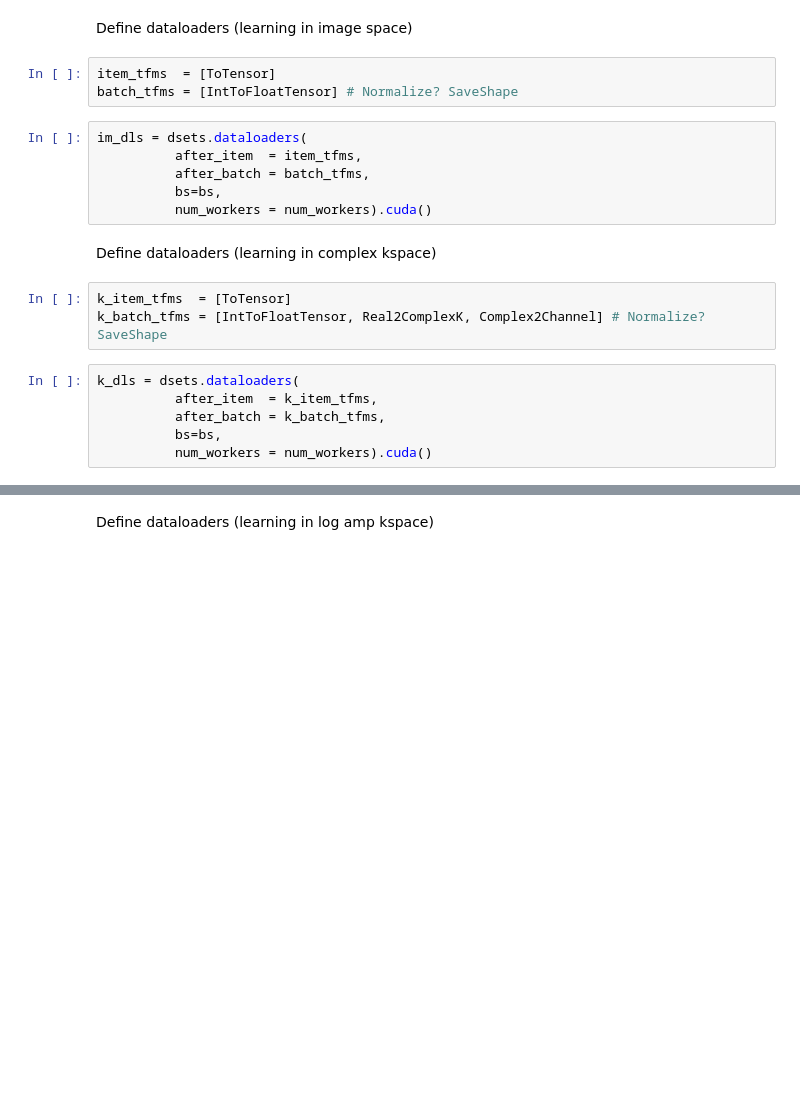
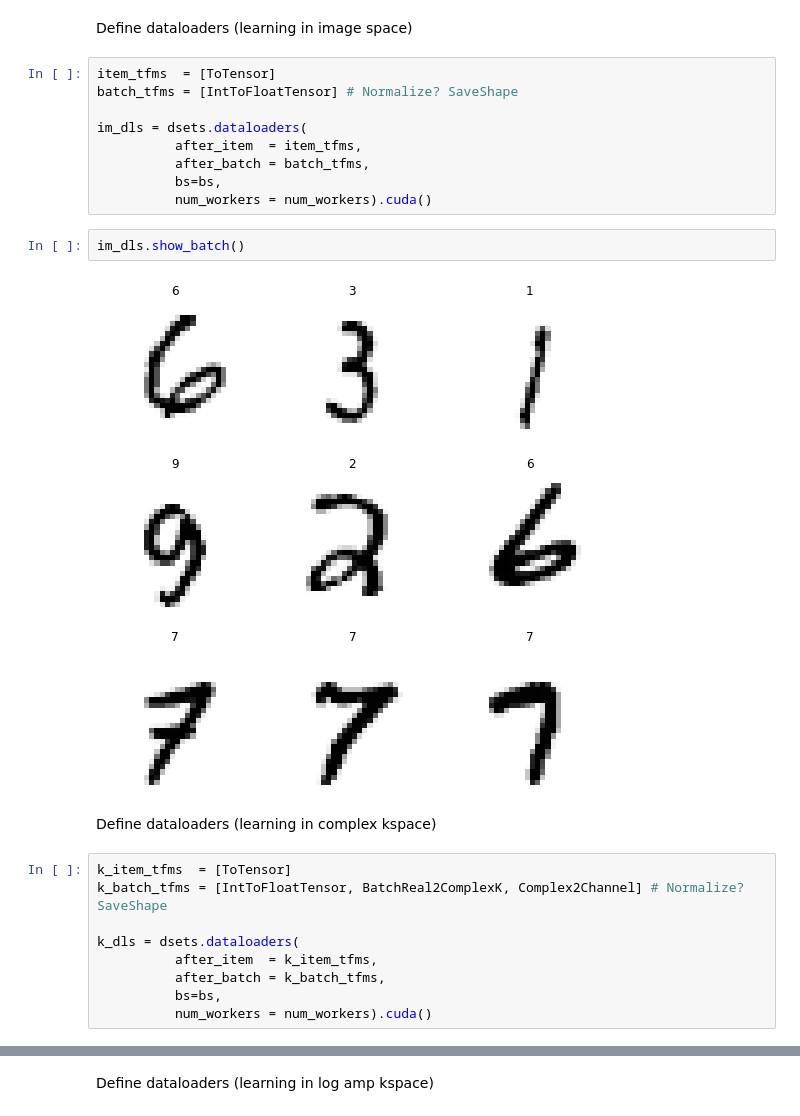
Before and after one commit to RGologorsky/fastmri, a Jupyter notebook: 02_kspace_classifier_real.ipynb, the cells around one changed output, grey strips where cells are left out. Saved outputs shown, nothing was run; the diff lists cells and outputs as text; blank space fills up the shorter version.

```diff
--- a/02_kspace_classifier_real.ipynb
+++ b/02_kspace_classifier_real.ipynb
@@ -170,20 +172,24 @@ Define dataloaders (learning in image space)
 # %%
 item_tfms  = [ToTensor]
 batch_tfms = [IntToFloatTensor] # Normalize? SaveShape
+
+im_dls = dsets.dataloaders(
+          after_item  = item_tfms,
+          after_batch = batch_tfms,
+          bs=bs,
+          num_workers = num_workers).cuda()
-# %%
-im_dls = dsets.dataloaders(
-          after_item  = item_tfms,
-          after_batch = batch_tfms,
-          bs=bs,
-          num_workers = num_workers).cuda()
+# %%
+im_dls.show_batch()
+# %% [output]
+[figure, added]
 # %% [markdown]
 Define dataloaders (learning in complex kspace)
 # %%
 k_item_tfms  = [ToTensor]
-k_batch_tfms = [IntToFloatTensor, Real2ComplexK, Complex2Channel] # Normalize? SaveShape
+k_batch_tfms = [IntToFloatTensor, BatchReal2ComplexK, Complex2Channel] # Normalize? SaveShape
+
+k_dls = dsets.dataloaders(
+          after_item  = k_item_tfms,
+          after_batch = k_batch_tfms,
+          bs=bs,
+          num_workers = num_workers).cuda()
-# %%
-k_dls = dsets.dataloaders(
-          after_item  = k_item_tfms,
-          after_batch = k_batch_tfms,
-          bs=bs,
-          num_workers = num_workers).cuda()
```
Also changed, not shown: parts of 44 cells of this notebook.
